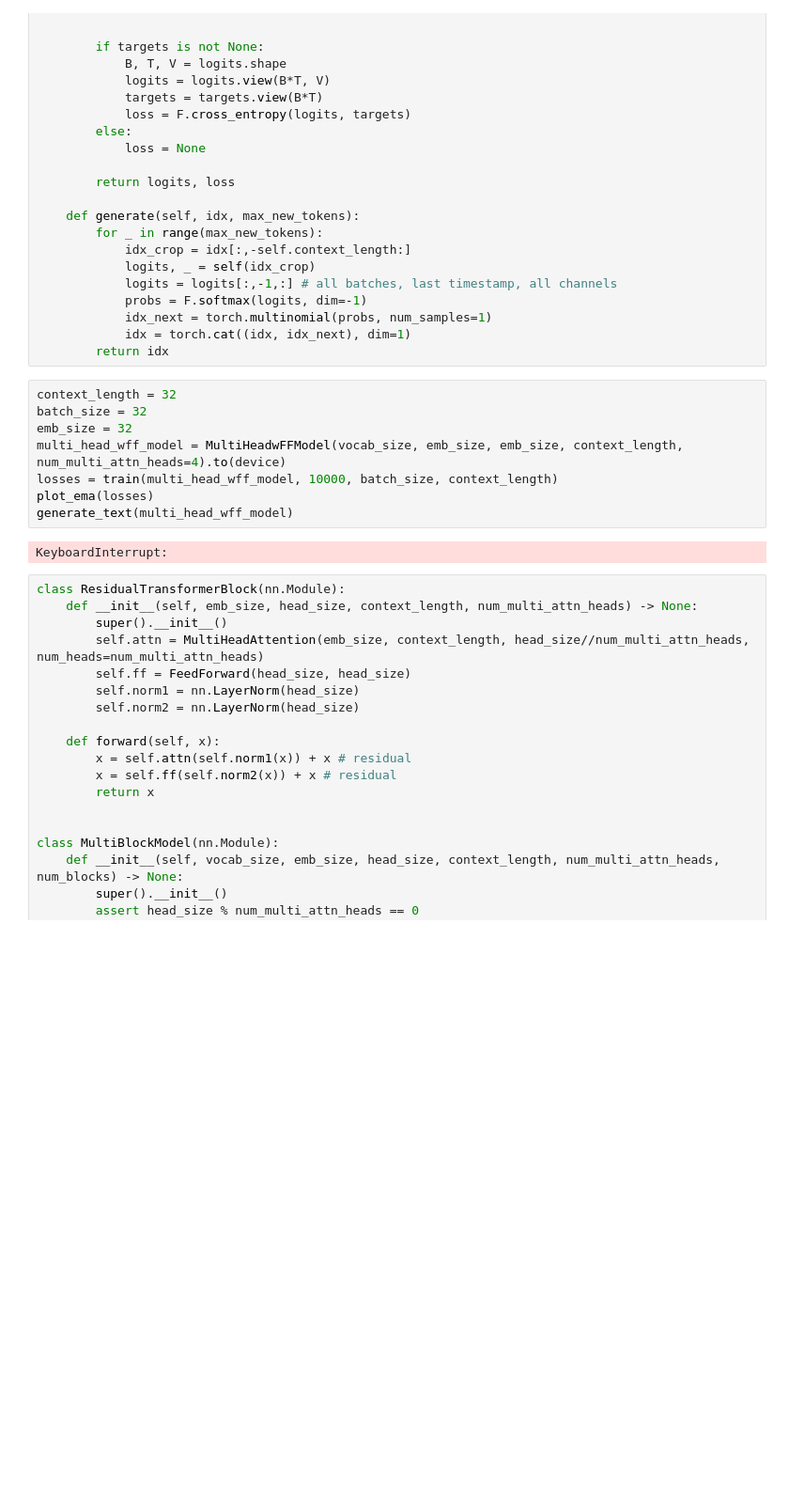
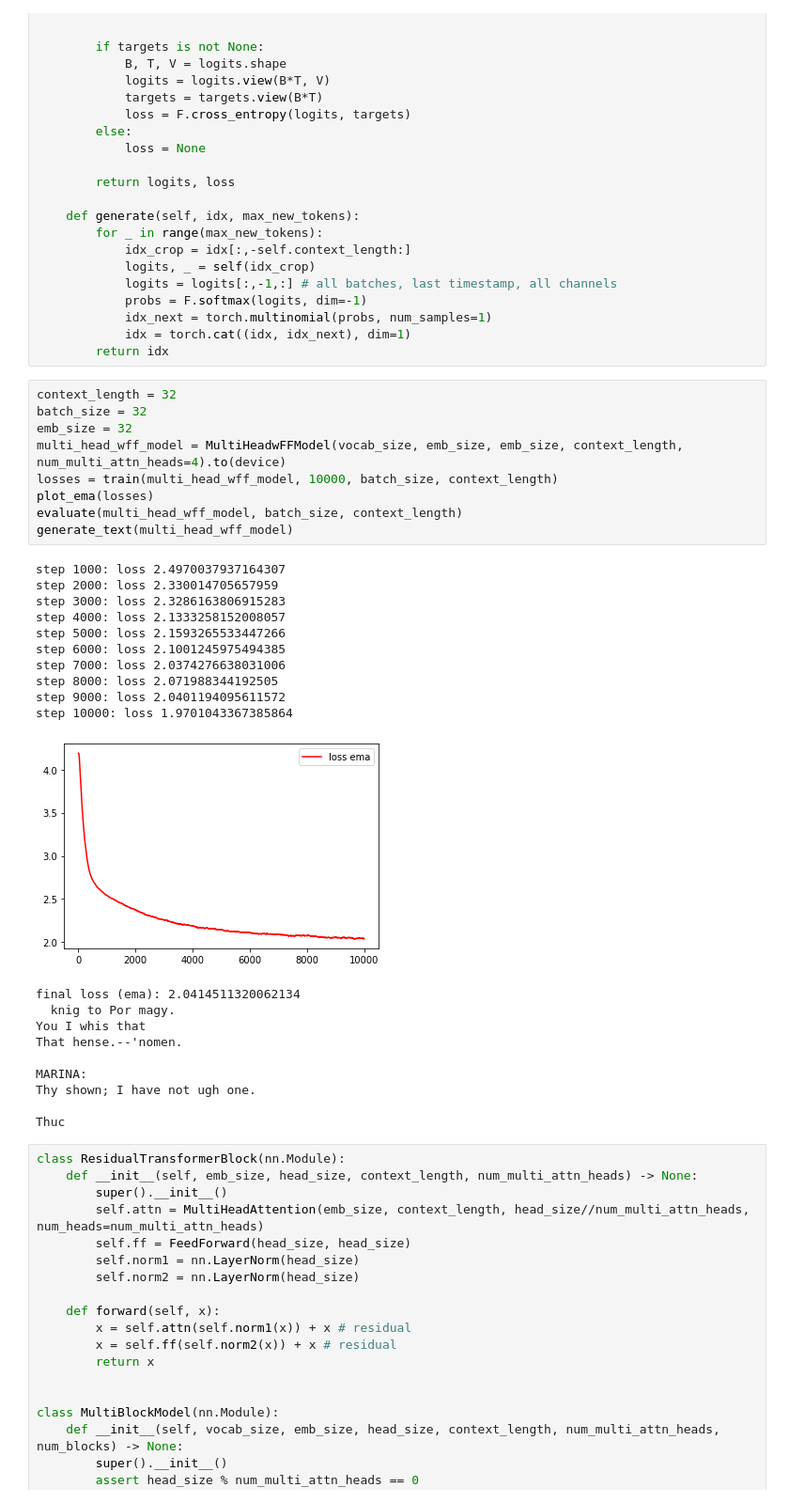
Before and after one commit to lowrollr/nn_zero_to_hero, a Jupyter notebook: l7_gpt/lecture.ipynb, the cells around one changed output. Shown at 94% size. Saved outputs shown, nothing was run; the diff lists cells and outputs as text; blank space fills up the shorter version.

```diff
--- a/l7_gpt/lecture.ipynb
+++ b/l7_gpt/lecture.ipynb
@@ -552,13 +622,33 @@ class MultiHeadwFFModel(nn.Module):
 # %%
 context_length = 32
 batch_size = 32
 emb_size = 32
 multi_head_wff_model = MultiHeadwFFModel(vocab_size, emb_size, emb_size, context_length, num_multi_attn_heads=4).to(device)
 losses = train(multi_head_wff_model, 10000, batch_size, context_length)
 plot_ema(losses)
+evaluate(multi_head_wff_model, batch_size, context_length)
 generate_text(multi_head_wff_model)
 # %% [output]
-KeyboardInterrupt:
+step 1000: loss 2.4970037937164307
+step 2000: loss 2.330014705657959
+step 3000: loss 2.3286163806915283
+step 4000: loss 2.1333258152008057
+step 5000: loss 2.1593265533447266
+step 6000: loss 2.1001245975494385
+step 7000: loss 2.0374276638031006
+step 8000: loss 2.071988344192505
+step 9000: loss 2.0401194095611572
+step 10000: loss 1.9701043367385864
+[figure, added]
+final loss (ema): 2.0414511320062134
+  knig to Por magy.
+You I whis that
+That hense.--'nomen.
+
+MARINA:
+Thy shown; I have not ugh one.
+
+Thuc
 # %%
 class ResidualTransformerBlock(nn.Module):
     def __init__(self, emb_size, head_size, context_length, num_multi_attn_heads) -> None:
```
Also changed, not shown: parts of 14 cells of this notebook.
